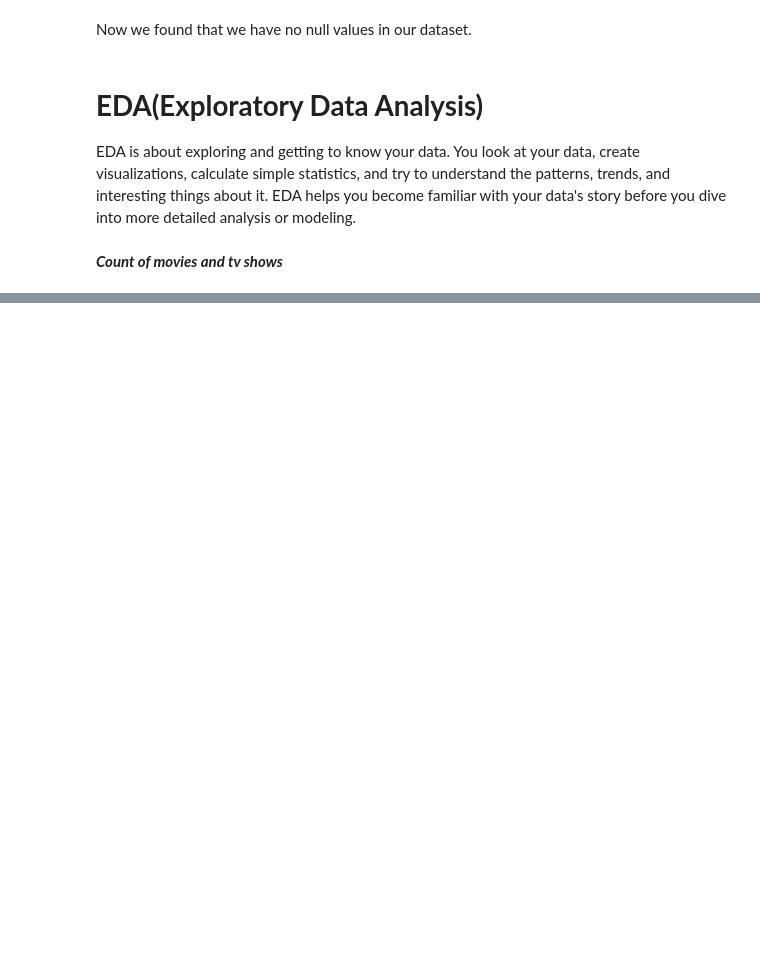
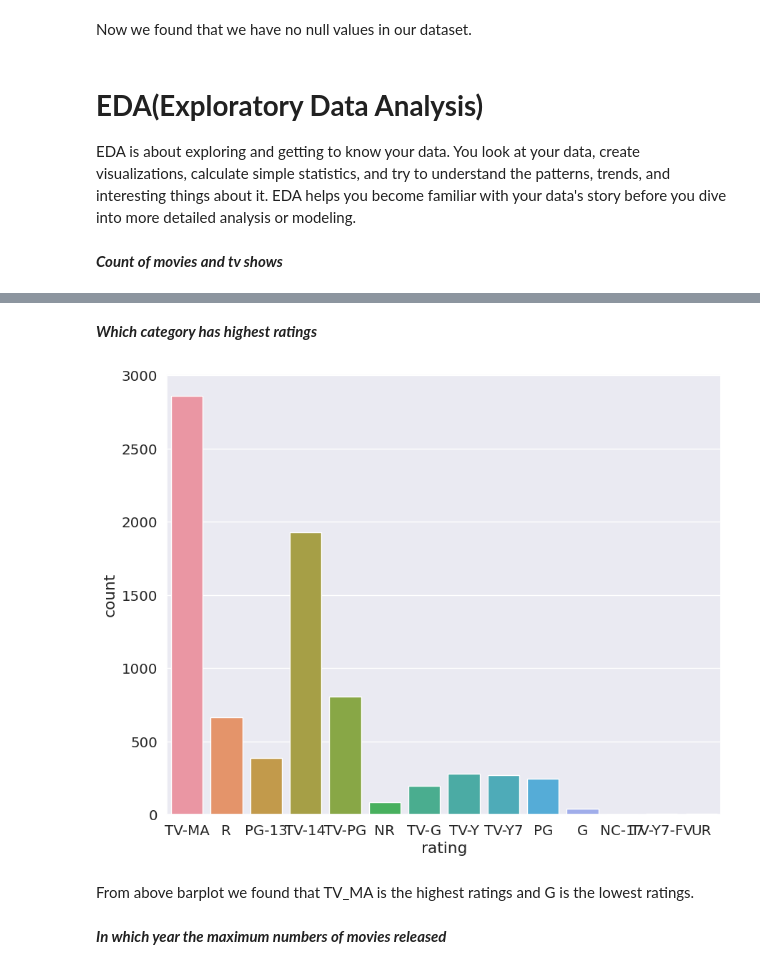
Before and after one commit to fkofkf431/Netflix-Movies-and-TV-Shows-Clustering-capstone-project, a Jupyter notebook: Netflix_Movies_and_TV_Shows(Clustering)_Capstone_project.ipynb, the cells around one changed output, grey strips where cells are left out. Drawn from its saved outputs; the diff is of its cells as text; code cells hidden in the pictures; blank space fills up the shorter version.

```diff
--- a/Netflix_Movies_and_TV_Shows(Clustering)_Capstone_project.ipynb
+++ b/Netflix_Movies_and_TV_Shows(Clustering)_Capstone_project.ipynb
@@ -232,0 +254,13 @@ From above countplot we found that more than 2000 is tv shows and more than 5000
+# %% [markdown]
+***Which category has highest ratings***
+# %%
+#lets us check which category has the highest ratings
+fig,ax=plt.subplots(figsize=(10,8))
+sns.countplot(data=df,x='rating')
+plt.show()
+# %% [output]
+[figure, added]
+# %% [markdown]
+From above barplot we found that TV_MA is the highest ratings and G is the lowest ratings.
+# %% [markdown]
+***In which year the maximum numbers of movies released***
```
Also changed, not shown: parts of 31 cells of this notebook.
